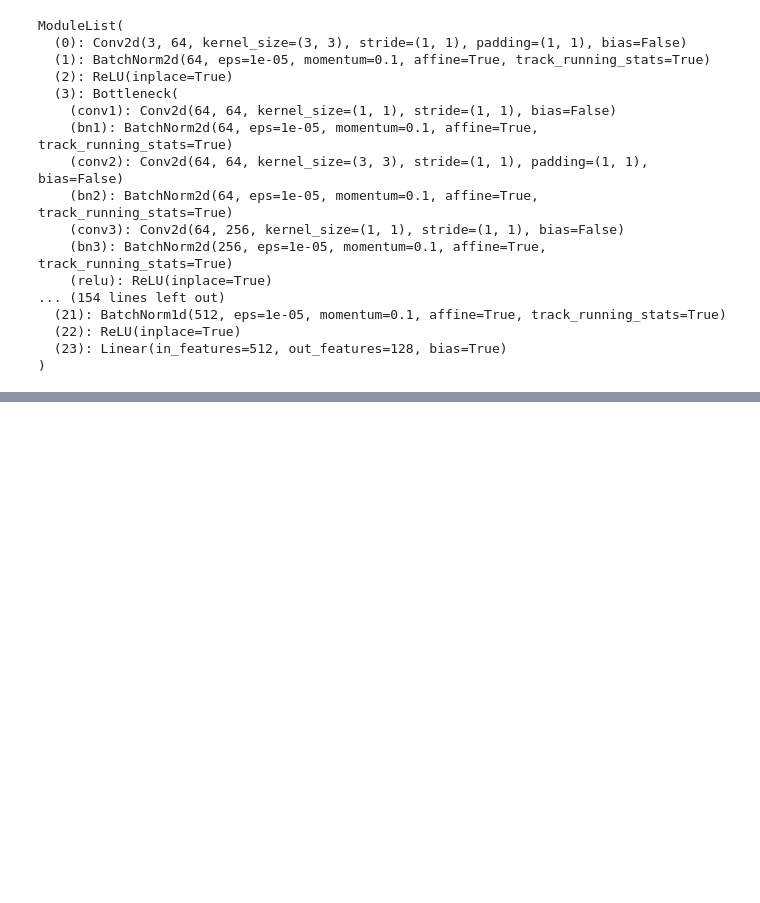
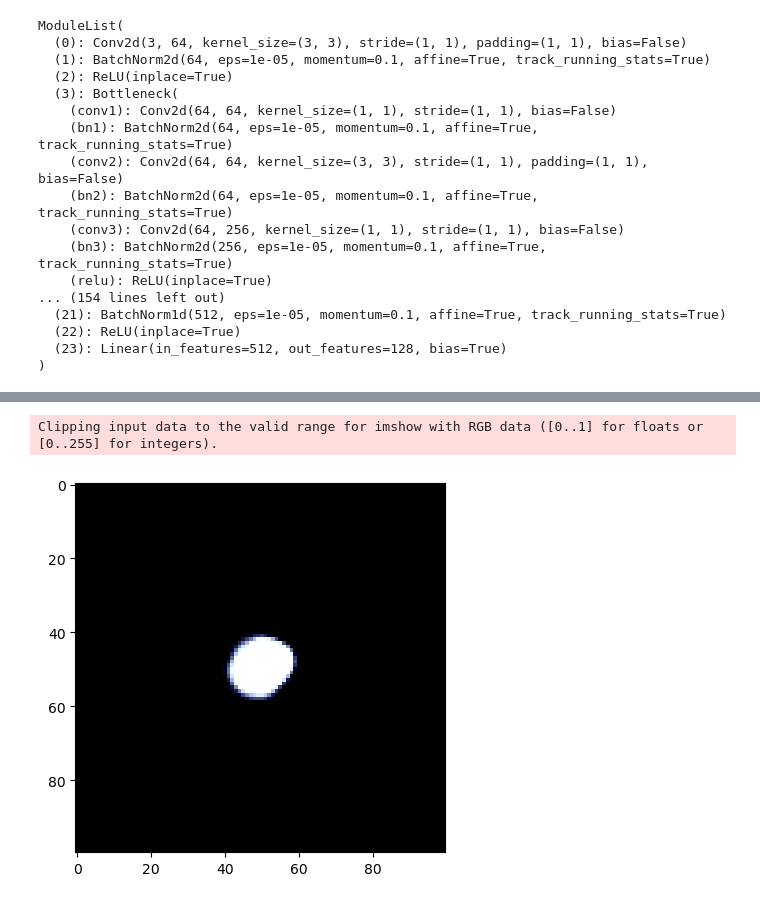
Before and after one commit to satomm1/SimCLR-1, a Jupyter notebook: SimCLR Analysis.ipynb, the cells around one changed output, grey strips where cells are left out. Saved outputs shown, nothing was run; the diff lists cells and outputs as text; code cells hidden in the pictures; blank space fills up the shorter version.

```diff
--- a/SimCLR Analysis.ipynb
+++ b/SimCLR Analysis.ipynb
@@ -325,0 +276,8 @@ NameError: name 'img' is not defined
+# %%
+image = data1.numpy().squeeze()
+image = np.transpose(image,(1,2,0))
+plt.imshow(image)
+plt.show()
+# %% [output]
+Clipping input data to the valid range for imshow with RGB data ([0..1] for floats or [0..255] for integers).
+[figure, added]
```
Also changed, not shown: parts of 19 cells of this notebook, 2 other files.
